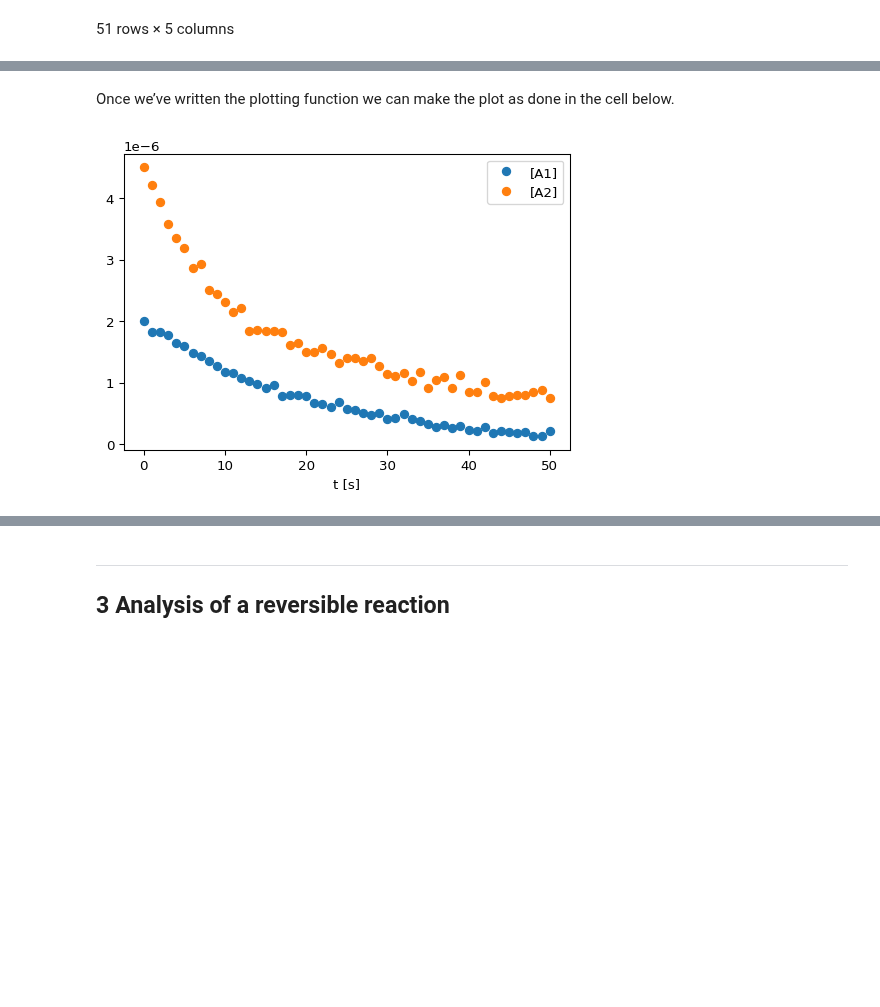
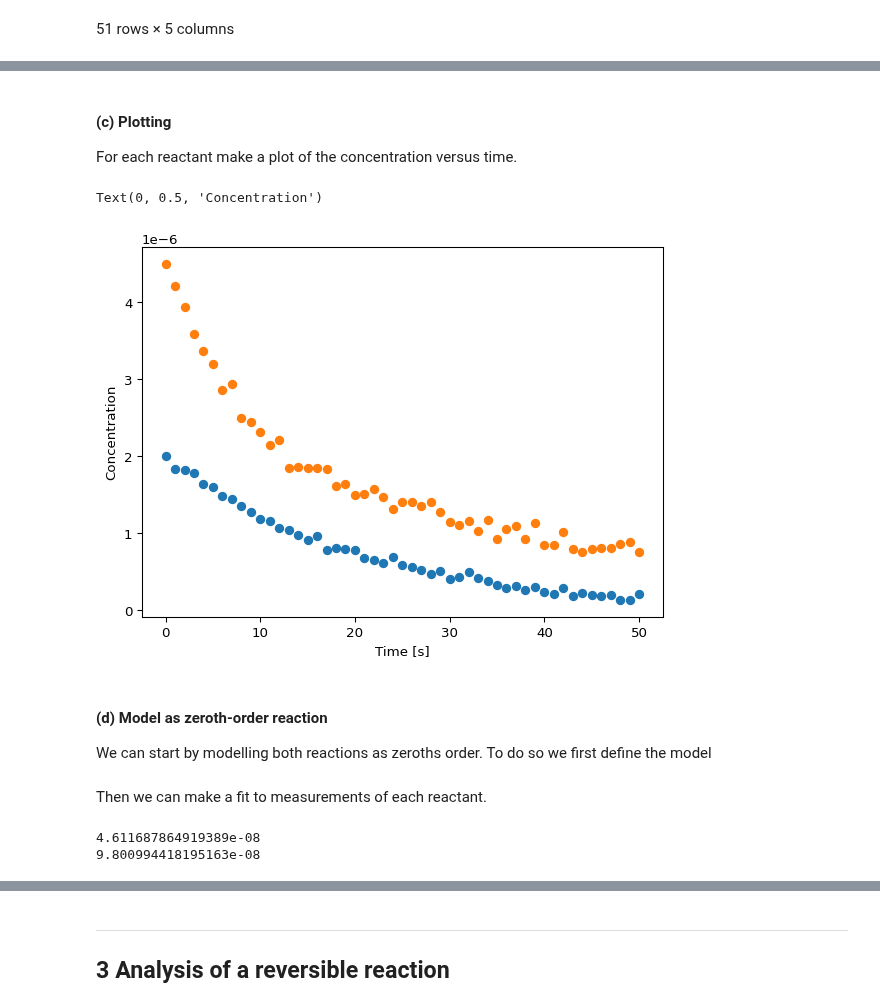
Before and after one commit to au-mbg/fysisk-biokemi, a Jupyter notebook: built_notebooks/master/week_47.ipynb, the cells around one changed output, grey strips where cells are left out. Saved outputs shown, nothing was run; the diff lists cells and outputs as text; code cells hidden in the pictures; blank space fills up the shorter version.

```diff
--- a/built_notebooks/master/week_47.ipynb
+++ b/built_notebooks/master/week_47.ipynb
@@ -338,9 +298,23 @@ def plot_dataframe(ax, df):
-# %% [markdown]
-Once we’ve written the plotting function we can make the plot as done in
-the cell below.
-# %%
-fig, ax = plt.subplots(1, 1, figsize=(6, 4))
-
-plot_dataframe(ax, df)
-# %% [output]
-[figure, removed]
+# %% [markdown]
+#### (c) Plotting
+
+For each reactant make a plot of the concentration versus time.
+# %%
+fig, ax = plt.subplots()
+
+## Your task: Make plots of concentration (y) versus time (x). ##
+## Hint: ax.plot(x_data, y_data, 'o') to make a scatter plot. ##
+ax.plot(df['Time_s'], df['A1_M'], 'o')
+ax.plot(df['Time_s'], df['A2_M'], 'o')
+
+## EXTRA: Customization of axis labels ##
+ax.set_xlabel('Time [s]')
+ax.set_ylabel('Concentration')
+# %% [output]
+Text(0, 0.5, 'Concentration')
+[figure, added]
+# %% [markdown]
+#### (d) Model as zeroth-order reaction
+
+We can start by modelling both reactions as zeroths order. To do so we
+first define the model
@@ -346,0 +326,32 @@ plot_dataframe(ax, df)
+# %% [markdown]
+Then we can make a fit to measurements of each reactant.
+# %%
+## Your task: Look at the displayed dataframe to determine the initial concs.
+## Assign them to these variables in SI units (Molar).
+A1_0 = 2.0 * 10**(-6)
+A2_0 = 4.5 * 10**(-6)
+
+
+## Helper functions: Don't worry too much about these.
+def zeroth_order_A1(t, k):
+    ## Uses the initial concentration of A1
+    return zeroth_order(t, k, A1_0)
+
+def zeroth_order_A2(t, k):
+    ## Uses the initial concentration of A2
+    return zeroth_order(t, k, A2_0)
+
+## Your task: Make a fit of the A1_M data using the zeroth_order_A1 function ##
+fitted_parameters_A1, trash = curve_fit(zeroth_order_A1, df['Time_s'], df['A1_M'])
+k_A1 = fitted_parameters_A1[0]
+
+## Your task: Make a fit of the A2_M data using the zeroth_order_A2 function ##
+fitted_parameters_A2, trash = curve_fit(zeroth_order_A2, df['Time_s'], df['A2_M'])
+k_A2 = fitted_parameters_A2[0]
+
+## Prints the found parameters
+print(k_A1)
+print(k_A2)
+# %% [output]
+4.611687864919389e-08
+9.800994418195163e-08
```
Also changed, not shown: parts of 34 cells of this notebook, 13 other files.
